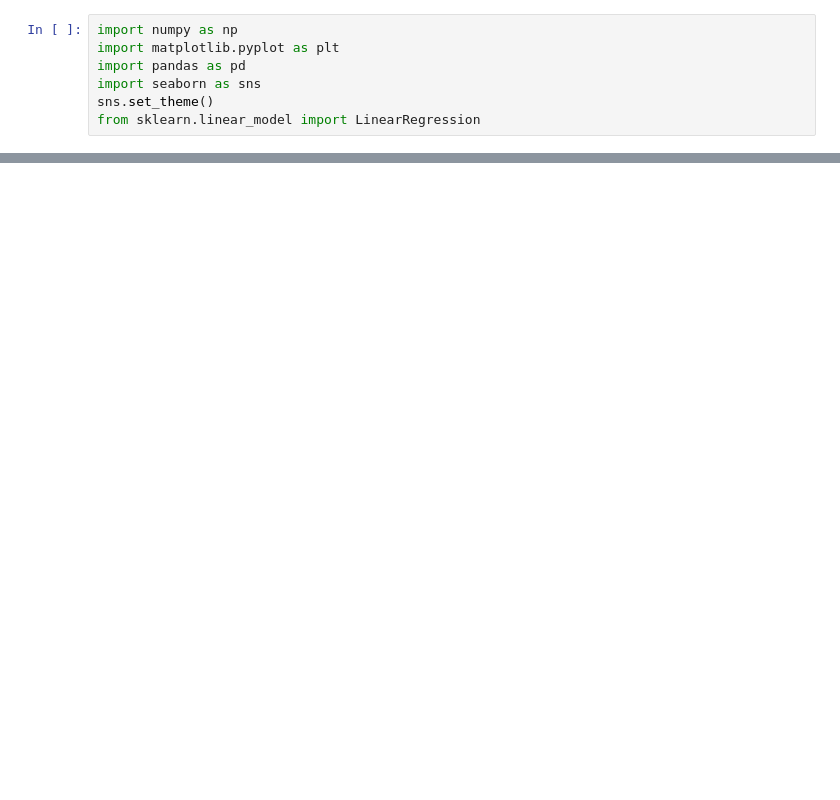
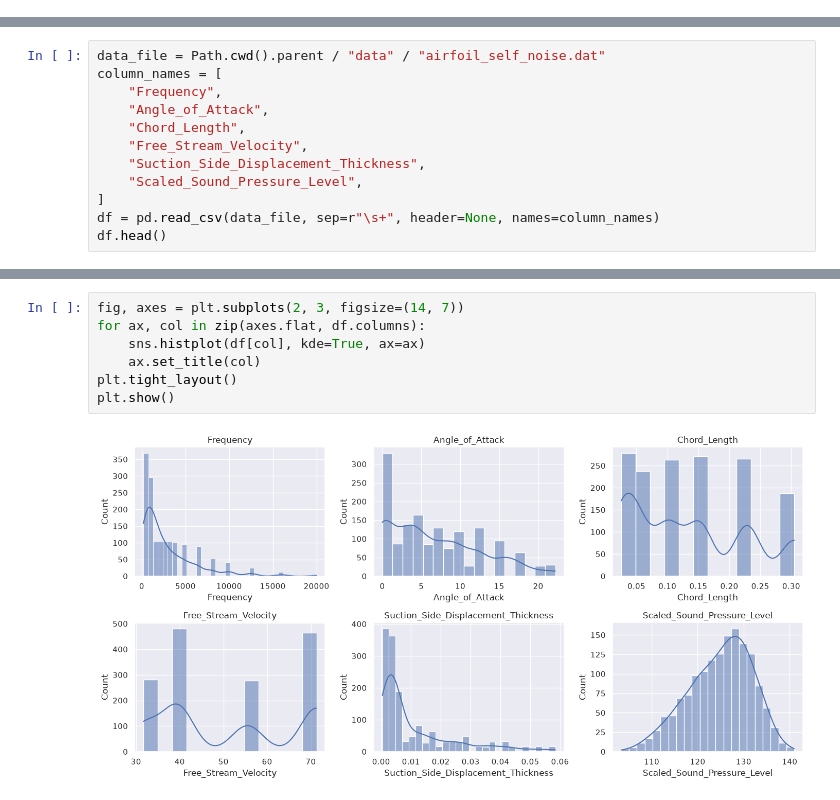
Before and after one commit to mosesamwoma/ML, a Jupyter notebook: notebooks/linear_regression.ipynb, the cells around one changed output, grey strips where cells are left out. Drawn from its saved outputs; the diff is of its cells as text; blank space fills up the shorter version.

Commit message:
trained with real data

```diff
--- a/notebooks/linear_regression.ipynb
+++ b/notebooks/linear_regression.ipynb
@@ -1,7 +0,0 @@
-# %%
-import numpy as np
-import matplotlib.pyplot as plt
-import pandas as pd
-import seaborn as sns
-sns.set_theme()
-from sklearn.linear_model import LinearRegression
@@ -63,0 +26,12 @@ Intercept: 0.3430303030303037
+# %%
+data_file = Path.cwd().parent / "data" / "airfoil_self_noise.dat"
+column_names = [
+    "Frequency",
+    "Angle_of_Attack",
+    "Chord_Length",
+    "Free_Stream_Velocity",
+    "Suction_Side_Displacement_Thickness",
+    "Scaled_Sound_Pressure_Level",
+]
+df = pd.read_csv(data_file, sep=r"\s+", header=None, names=column_names)
+df.head()
@@ -63,0 +45,9 @@ Intercept: 0.3430303030303037
+# %%
+fig, axes = plt.subplots(2, 3, figsize=(14, 7))
+for ax, col in zip(axes.flat, df.columns):
+    sns.histplot(df[col], kde=True, ax=ax)
+    ax.set_title(col)
+plt.tight_layout()
+plt.show()
+# %% [output]
+[figure, added]
```
Also changed, not shown: parts of 11 cells of this notebook.
